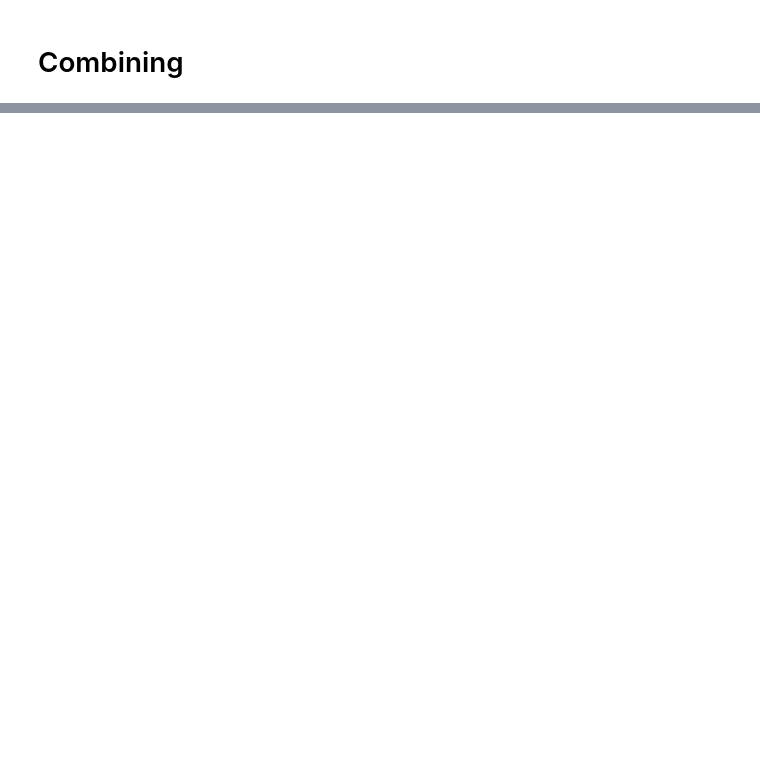
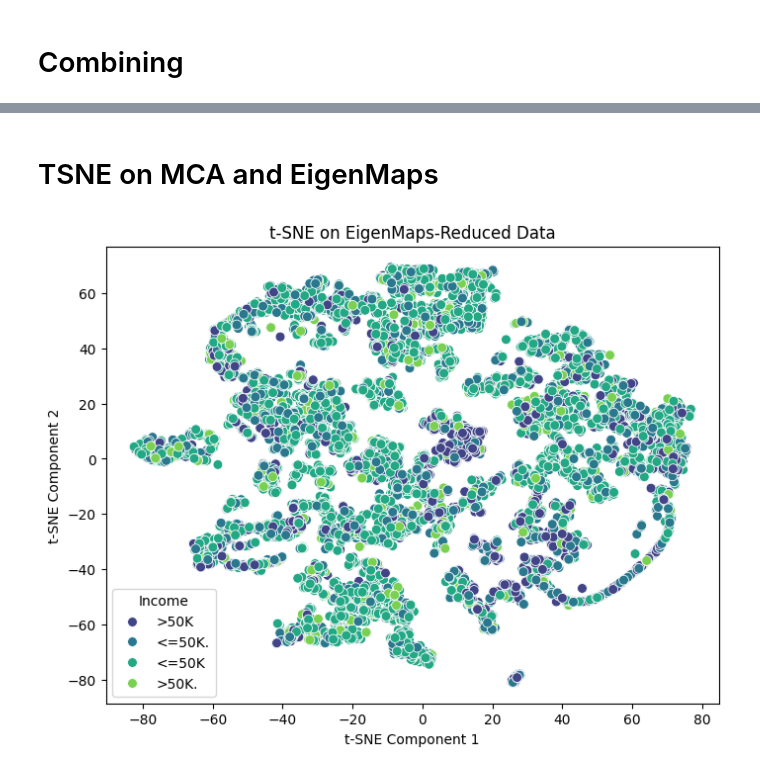
Before and after one commit to yoav-amar/unsupervised_learning_project, a Jupyter notebook: TSNE.ipynb, the cells around one changed output, grey strips where cells are left out. Drawn from its saved outputs; the diff is of its cells as text; code cells hidden in the pictures; blank space fills up the shorter version.

```diff
--- a/TSNE.ipynb
+++ b/TSNE.ipynb
@@ -40,3 +47,6 @@ X_num_pca = pca.fit_transform(X_num_scaled)
+# %%
+eigenmaps = SpectralEmbedding(n_neighbors=10, n_components=5)
+X_num_eigen = eigenmaps.fit_transform(X_num_scaled)
 # %% [markdown]
 # TSNE on PCA and MCA
 # %%
@@ -76,0 +110,14 @@ plot_tsne(X_tsne, 't-SNE on Reduced Data')
+# %% [markdown]
+# TSNE on MCA and EigenMaps
+# %%
+from sklearn.manifold import TSNE
+import matplotlib.pyplot as plt
+import seaborn as sns
+
+tsne_eigen = TSNE(n_components=2, random_state=53, perplexity=50)
+X_tsne_eigen = tsne_eigen.fit_transform(X_num_eigen)
+
+# Visualizations
+plot_tsne(X_tsne_eigen, 't-SNE on EigenMaps-Reduced Data')
+# %% [output]
+[figure, added]
```
Also changed, not shown: parts of 18 cells of this notebook, 2 other files.
